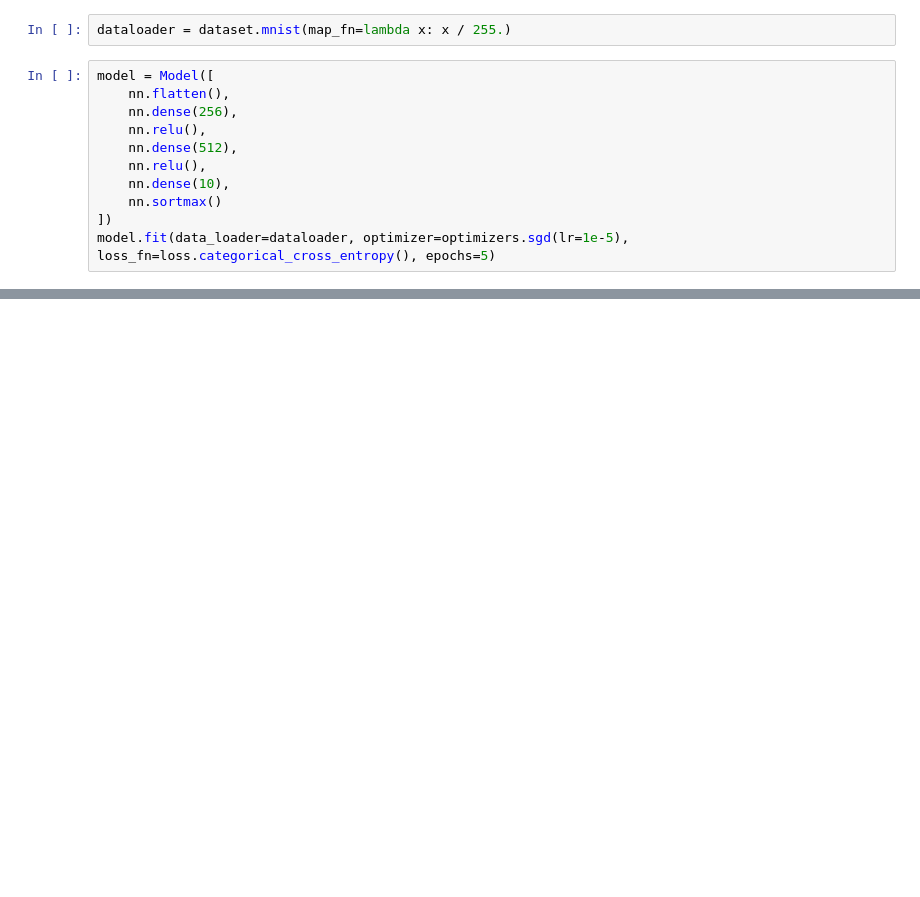
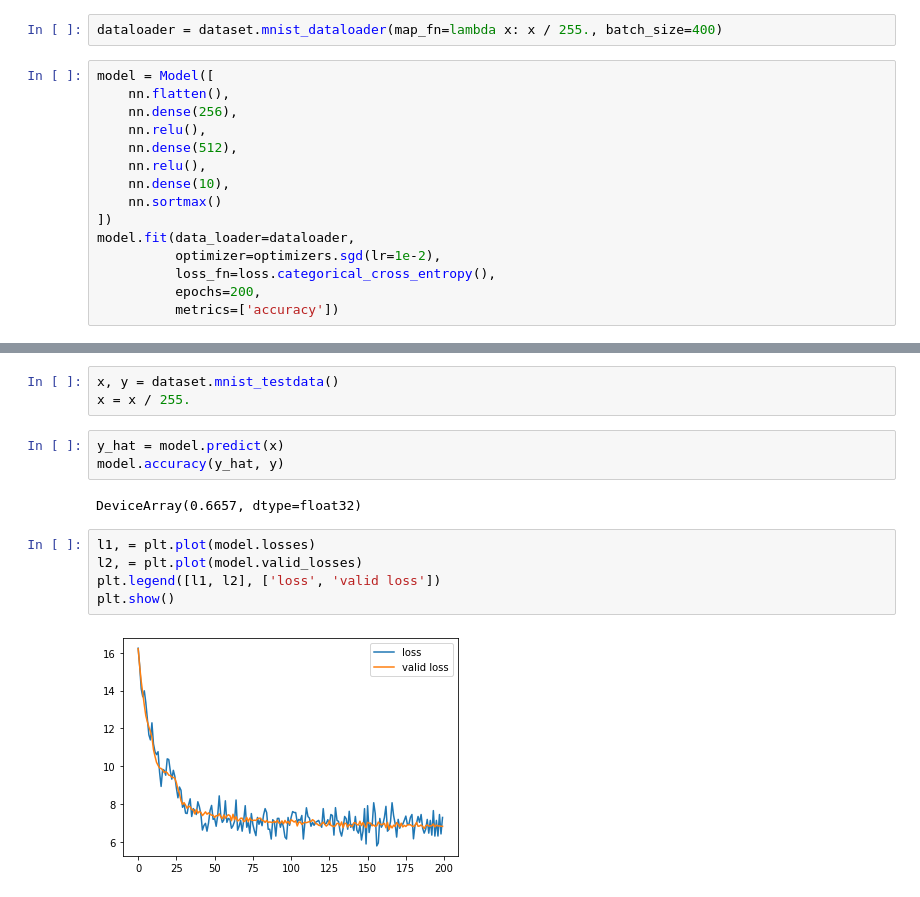
Before and after one commit to fyangami/ml-starter, a Jupyter notebook: jax/4.ipynb, the cells around one changed output, grey strips where cells are left out. Drawn from its saved outputs; the diff is of its cells as text; blank space fills up the shorter version.

Commit message:
mnist

```diff
--- a/jax/4.ipynb
+++ b/jax/4.ipynb
@@ -15,6 +16,6 @@ from jax import numpy as jnp
 WARNING:absl:No GPU/TPU found, falling back to CPU. (Set TF_CPP_MIN_LOG_LEVEL=0 and rerun for more info.)
 # %%
-dataloader = dataset.mnist(map_fn=lambda x: x / 255.)
+dataloader = dataset.mnist_dataloader(map_fn=lambda x: x / 255., batch_size=400)
 # %%
 model = Model([
     nn.flatten(),
@@ -25,5 +26,9 @@ model = Model([
     nn.dense(10),
     nn.sortmax()
 ])
-model.fit(data_loader=dataloader, optimizer=optimizers.sgd(lr=1e-5), loss_fn=loss.categorical_cross_entropy(), epochs=5)
+model.fit(data_loader=dataloader,
+          optimizer=optimizers.sgd(lr=1e-2),
+          loss_fn=loss.categorical_cross_entropy(),
+          epochs=200,
+          metrics=['accuracy'])
 # %% [output]
@@ -40,0 +52,15 @@ While tracing the function _update at /home/fyang/.conda/envs/mlenv/lib/python3.
+# %%
+x, y = dataset.mnist_testdata()
+x = x / 255.
+# %%
+y_hat = model.predict(x)
+model.accuracy(y_hat, y)
+# %% [output]
+DeviceArray(0.6657, dtype=float32)
+# %%
+l1, = plt.plot(model.losses)
+l2, = plt.plot(model.valid_losses)
+plt.legend([l1, l2], ['loss', 'valid loss'])
+plt.show()
+# %% [output]
+[figure, added]
```
Also changed, not shown: parts of 2 cells of this notebook, 4 other files.
